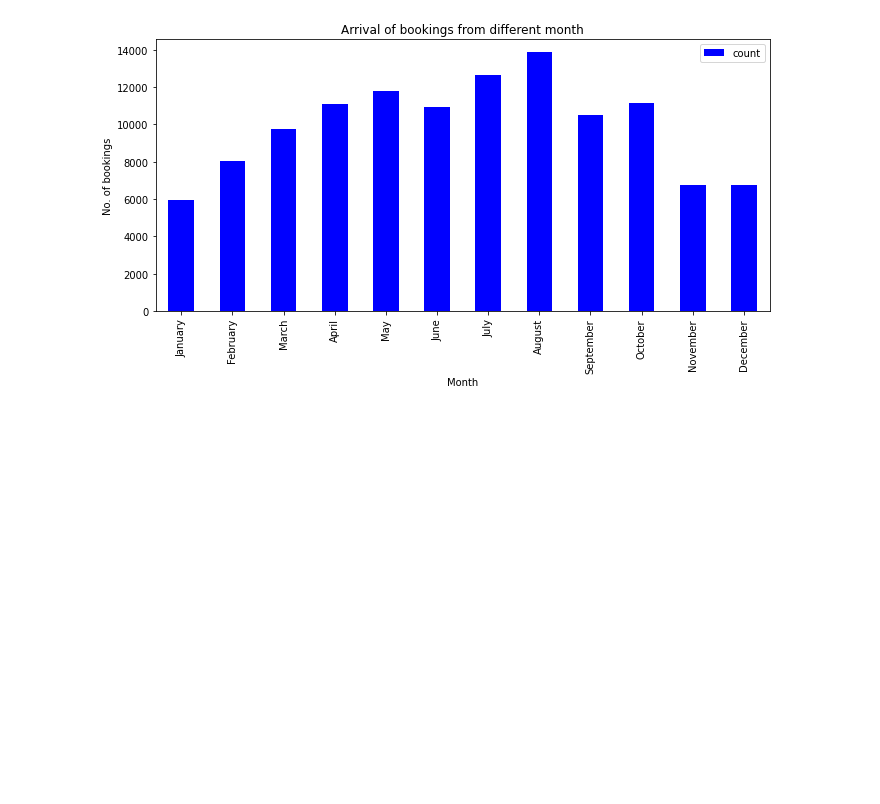
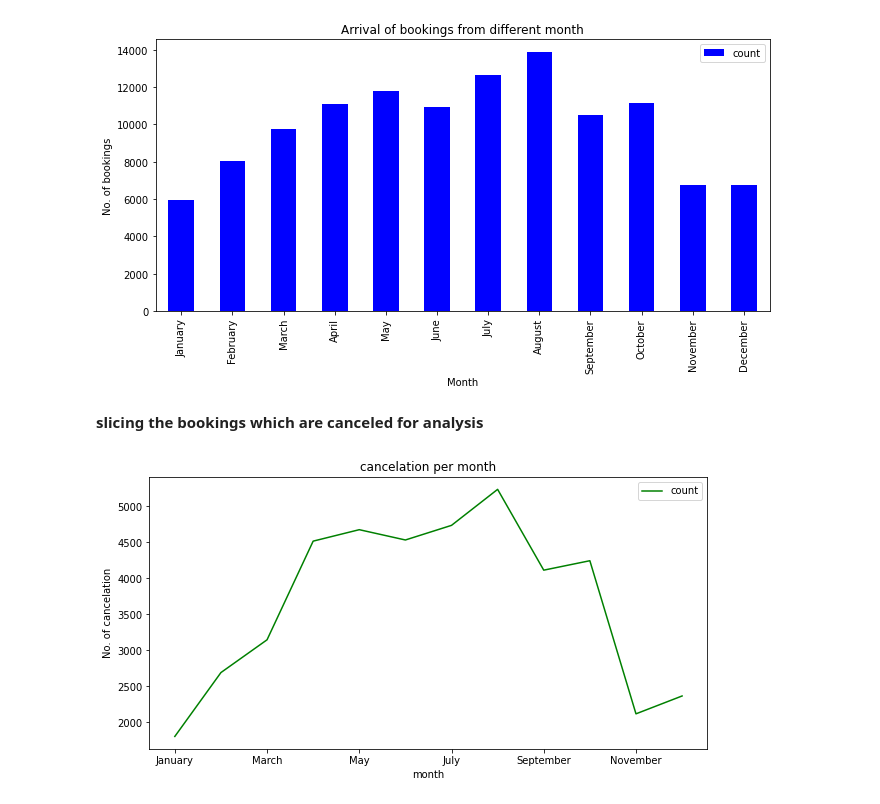
Before and after one commit to Arvindkale123/hotel_booking_analysis, a Jupyter notebook: capstone_hotel_booking_EDA.ipynb, the cells around one changed output. Saved outputs shown, nothing was run; the diff lists cells and outputs as text; code cells hidden in the pictures; blank space fills up the shorter version.

```diff
--- a/capstone_hotel_booking_EDA.ipynb
+++ b/capstone_hotel_booking_EDA.ipynb
@@ -396,3 +438,31 @@ plt.title("Arrival of bookings from different month")
 plt.show()
 # %% [output]
 [figure]
+# %% [markdown]
+**slicing the bookings which are canceled for analysis**
+# %%
+
+new_df=Booking_df[Booking_df['is_canceled']==1]
+df=new_df.groupby('arrival_date_month').agg(count=('is_canceled','count'))
+
+# reseting the index
+df=df.reset_index()
+
+# sorting out the data month wise
+months=['January', 'February', 'March', 'April', 'May', 'June', 'July', 'August', 'September', 'October', 'November', 'December']
+df.index=pd.CategoricalIndex( df['arrival_date_month'],categories=months,ordered=True )
+df=df.sort_index()
+df.set_index('arrival_date_month',inplace=True)
+
+# ploting the grapg
+df.plot(kind='line',color=['green'],figsize = (10, 5))
+
+# legends of the plot
+plt.xlabel("month")
+plt.ylabel("No. of cancelation")
+plt.title("cancelation per month")
+
+# display of the plot
+plt.show()
+# %% [output]
+[figure, added]
```
Also changed, not shown: parts of 19 cells of this notebook.
